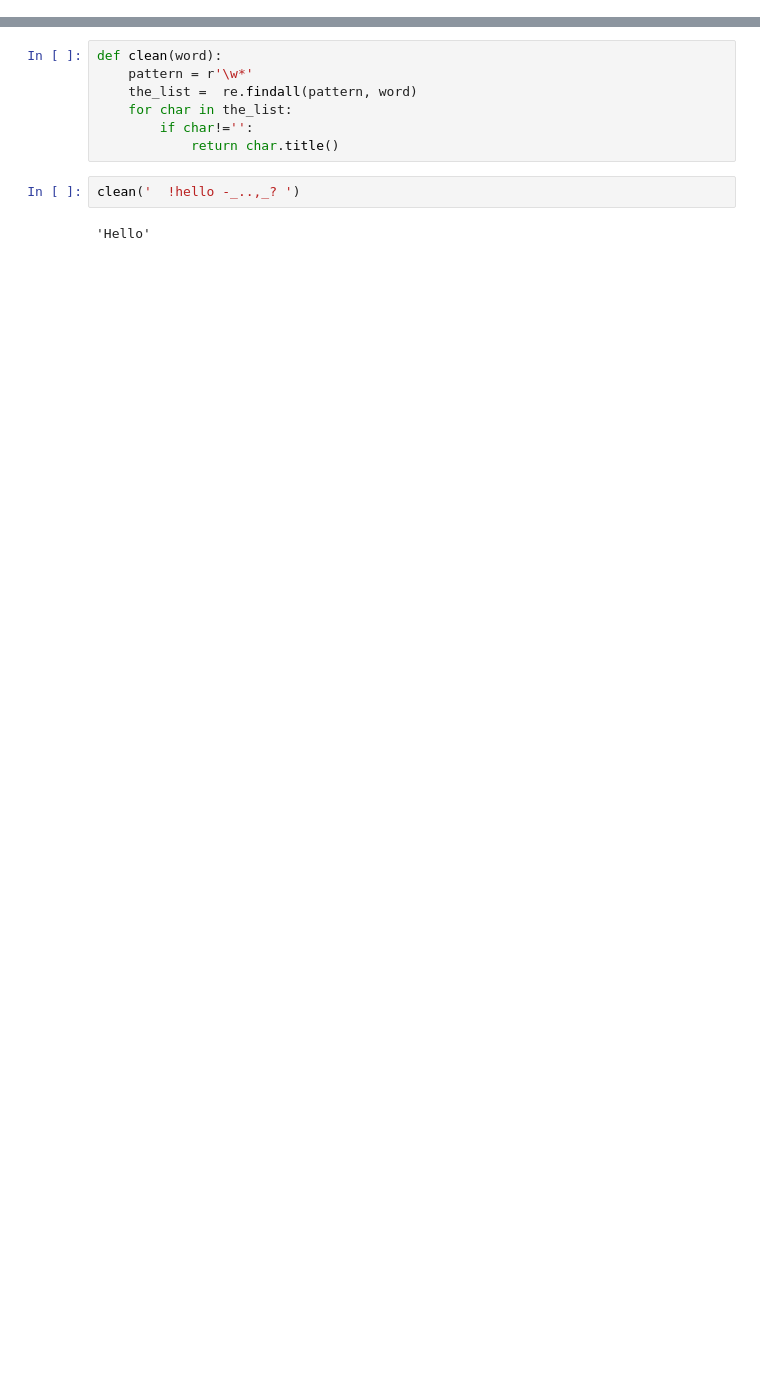
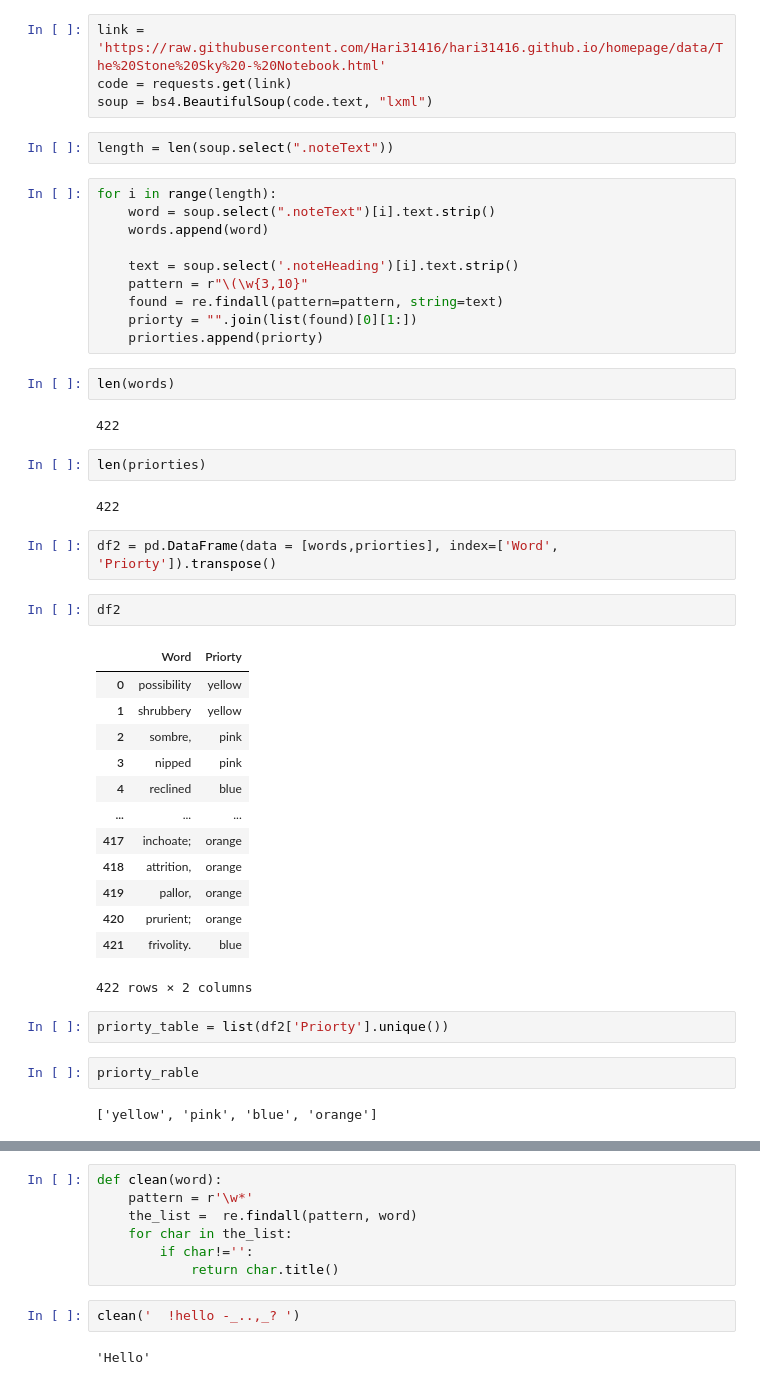
Before and after one commit to Hari31416/Python, a Jupyter notebook: Codes/Web Scraping/Creating the Dict.ipynb, the cells around one changed output, grey strips where cells are left out. Saved outputs shown, nothing was run; the diff lists cells and outputs as text; blank space fills up the shorter version.

```diff
--- a/Codes/Web Scraping/Creating the Dict.ipynb
+++ b/Codes/Web Scraping/Creating the Dict.ipynb
@@ -99,0 +62,48 @@ def change_priority(value):
+# %%
+link = 'https://raw.githubusercontent.com/Hari31416/hari31416.github.io/homepage/data/The%20Stone%20Sky%20-%20Notebook.html'
+code = requests.get(link)
+soup = bs4.BeautifulSoup(code.text, "lxml")
+# %%
+length = len(soup.select(".noteText"))
+# %%
+for i in range(length):
+    word = soup.select(".noteText")[i].text.strip()
+    words.append(word)
+
+    text = soup.select('.noteHeading')[i].text.strip()
+    pattern = r"\(\w{3,10}"
+    found = re.findall(pattern=pattern, string=text)
+    priorty = "".join(list(found)[0][1:])
+    priorties.append(priorty)
+# %%
+len(words)
+# %% [output]
+422
+# %%
+len(priorties)
+# %% [output]
+422
+# %%
+df2 = pd.DataFrame(data = [words,priorties], index=['Word', 'Priorty']).transpose()
+# %%
+df2
+# %% [output]
+|  | Word | Priorty |
+| 0 | possibility | yellow |
+| 1 | shrubbery | yellow |
+| 2 | sombre, | pink |
+| 3 | nipped | pink |
+| 4 | reclined | blue |
+| ... | ... | ... |
+| 417 | inchoate; | orange |
+| 418 | attrition, | orange |
+| 419 | pallor, | orange |
+| 420 | prurient; | orange |
+| 421 | frivolity. | blue |
+422 rows × 2 columns
+# %%
+priorty_table = list(df2['Priorty'].unique())
+# %%
+priorty_rable
+# %% [output]
+['yellow', 'pink', 'blue', 'orange']
```
Also changed, not shown: parts of 60 cells of this notebook, 12 other files.
